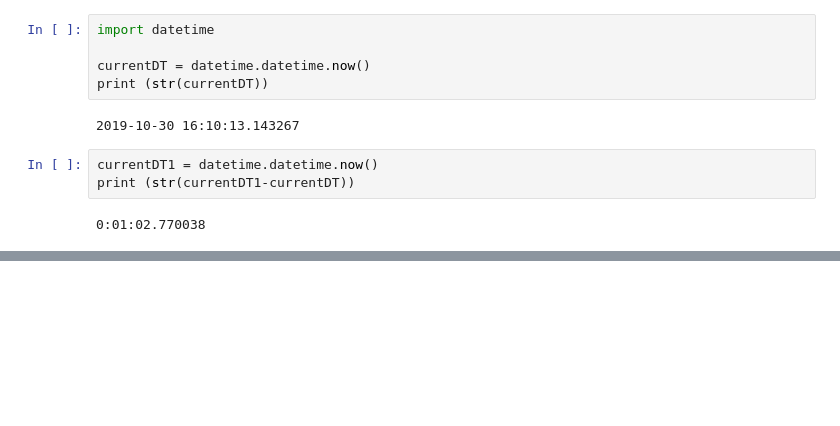
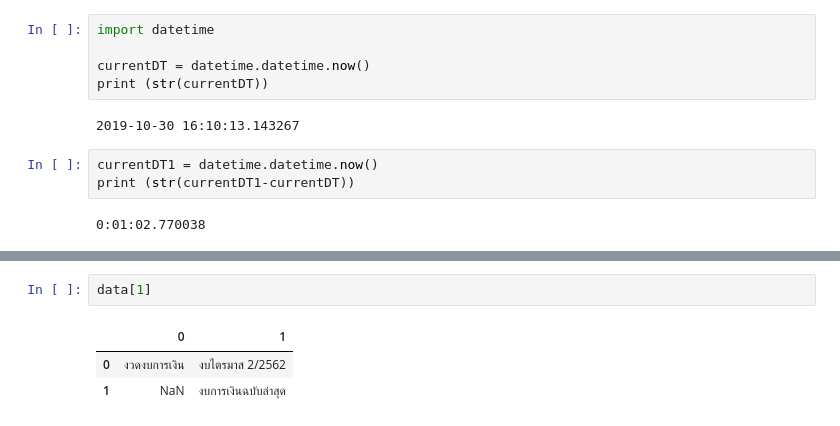
Before and after one commit to lll-Mike-lll/Stock_Evaluation, a Jupyter notebook: Untitled.ipynb, the cells around one changed output, grey strips where cells are left out. Drawn from its saved outputs; the diff is of its cells as text; blank space fills up the shorter version.

```diff
--- a/Untitled.ipynb
+++ b/Untitled.ipynb
@@ -156,0 +245,6 @@ print (str(currentDT1-currentDT))
+# %%
+data[1]
+# %% [output]
+|  | 0 | 1 |
+| 0 | งวดงบการเงิน | งบไตรมาส 2/2562 |
+| 1 | NaN | งบการเงินฉบับล่าสุด |
```
Also changed, not shown: parts of 4 cells of this notebook, 2 other files.
